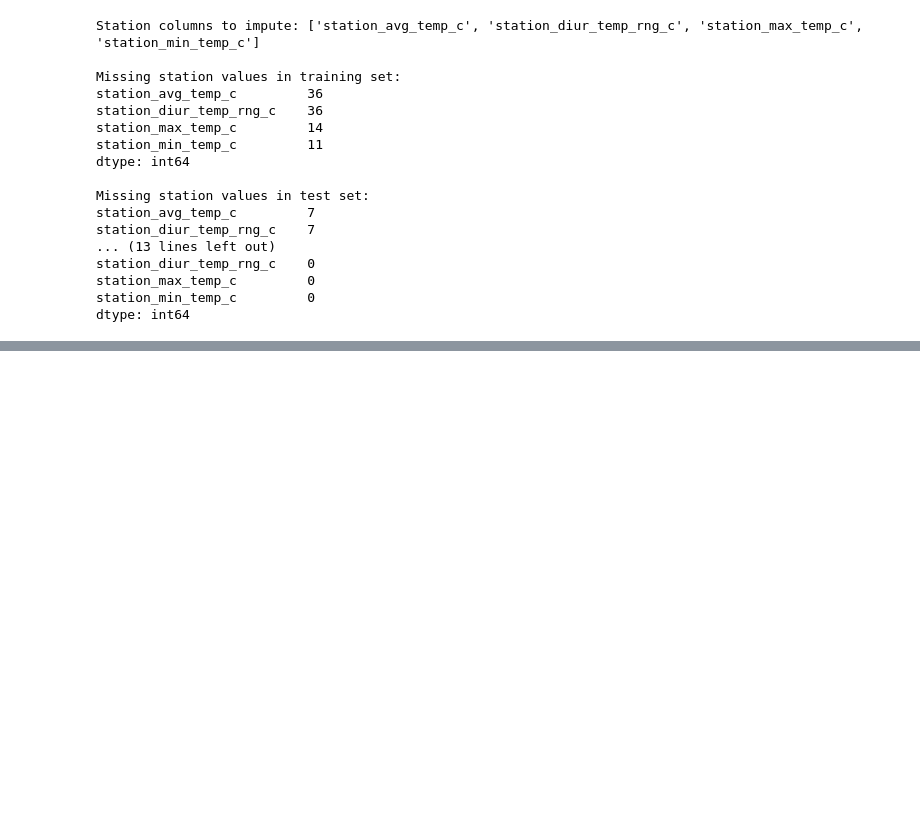
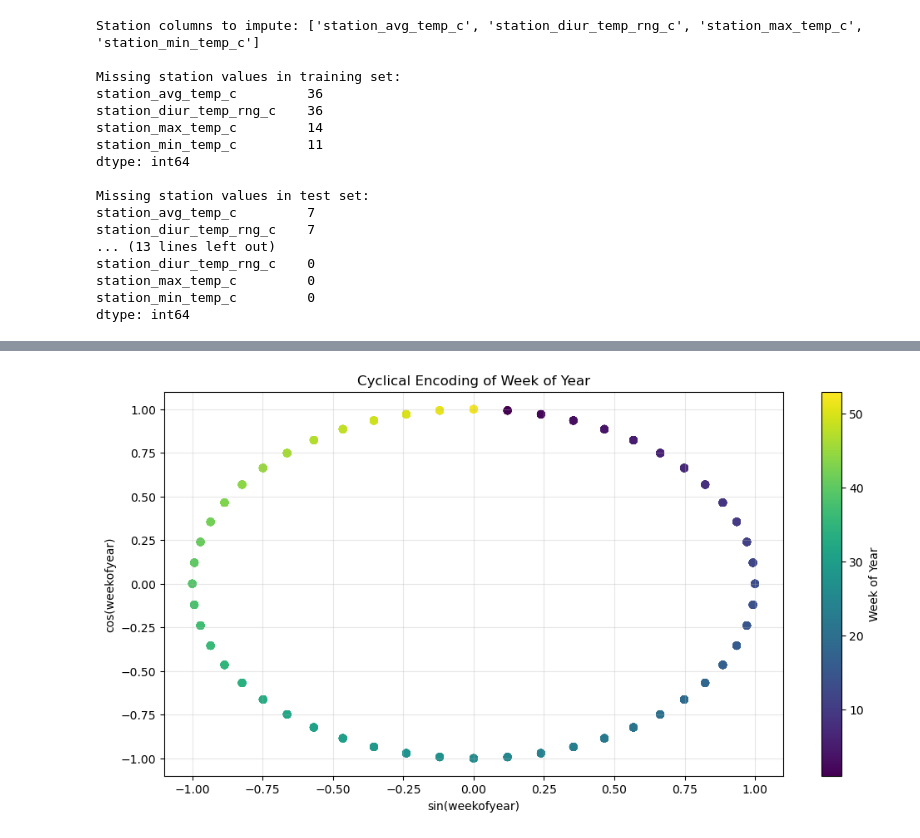
Before and after one commit to statenbred/Dengue_Fever, a Jupyter notebook: Cleaning File.ipynb, the cells around one changed output, grey strips where cells are left out. Drawn from its saved outputs; the diff is of its cells as text; code cells hidden in the pictures; blank space fills up the shorter version.

Commit message:
April 5 work

```diff
--- a/Cleaning File.ipynb
+++ b/Cleaning File.ipynb
@@ -717,0 +791,4 @@ Sample of the final cleaned training dataset:
+# %%
+lag_columns_created = [f'{col}_lag{lag}' for col in lag_columns for lag in lag_periods]
+train_imputed[lag_columns_created] = train_imputed[lag_columns_created].fillna(method='bfill')
+test_imputed[lag_columns_created] = test_imputed[lag_columns_created].fillna(method='bfill')
@@ -717,0 +1035,31 @@ Sample of the final cleaned training dataset:
+# %%
+# Next up will be to create season indicators.
+
+# Two seasons for both San Juan and Iquitos, rainy and dry seasons. San Juan has a rainy season from May to November(months 5-11), while Iquitos has a rainy season from November to May(months 11-12, 1-5).
+# Dry season for San Juan is December to April(months 12, 1-4), and for Iquitos is June to October(months 6-10).
+
+sj_mask = train_imputed['city'] == 'sj'
+train_imputed.loc[sj_mask, 'rainy_season'] = train_imputed.loc[sj_mask, 'month'].between(5, 11).astype(int)
+
+sj_mask = test_imputed['city'] == 'sj'
+test_imputed.loc[sj_mask, 'rainy_season'] = test_imputed.loc[sj_mask, 'month'].between(5, 11).astype(int)
+
+iq_mask = train_imputed['city'] == 'iq'
+train_imputed.loc[iq_mask, 'rainy_season'] = (
+    train_imputed.loc[iq_mask, 'month'].between(1, 5) |
+    train_imputed.loc[iq_mask, 'month'].between(11, 12)
+).astype(int)
+
+iq_mask = test_imputed['city'] == 'iq'
+test_imputed.loc[iq_mask, 'rainy_season'] = (
+    test_imputed.loc[iq_mask, 'month'].between(1, 5) |
+    test_imputed.loc[iq_mask, 'month'].between(11, 12)
+).astype(int)
+# %%
+# peak season flags for San Juan (peak is around weeks 30-45)
+
+sj_mask = train_imputed['city'] == 'sj'
+train_imputed.loc[sj_mask, 'peak_season'] = train_imputed.loc[sj_mask, 'weekofyear'].between(30, 45).astype(int)
+
+sj_mask = test_imputed['city'] == 'sj'
+test_imputed.loc[sj_mask, 'peak_season'] = test_imputed.loc[sj_mask, 'weekofyear'].between(30, 45).astype(int)
@@ -717,0 +1085,11 @@ Sample of the final cleaned training dataset:
+# %%
+plt.figure(figsize=(12, 6))
+plt.scatter(train_imputed['weekofyear_sin'], train_imputed['weekofyear_cos'], c=train_imputed['weekofyear'], cmap='viridis')
+plt.title('Cyclical Encoding of Week of Year')
+plt.xlabel('sin(weekofyear)')
+plt.ylabel('cos(weekofyear)')
+plt.colorbar(label='Week of Year')
+plt.grid(True, alpha=0.3)
+plt.show()
+# %% [output]
+[figure, added]
```
Also changed, not shown: parts of 57 cells of this notebook, 3 other files.
